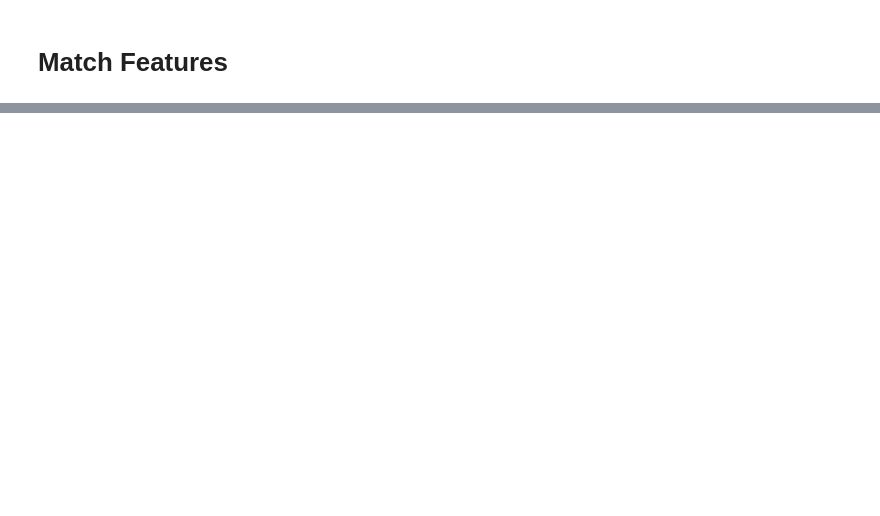
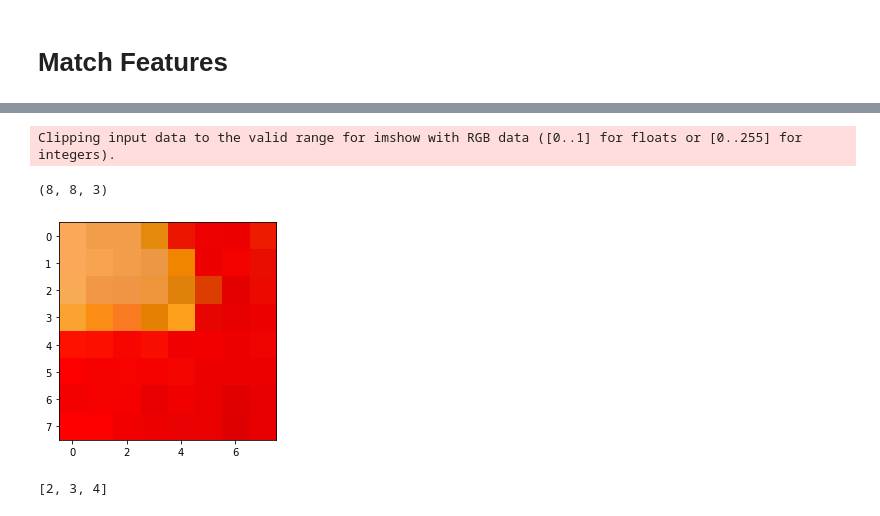
Before and after one commit to aprilsin/cs194-proj5, a Jupyter notebook: part2.ipynb, the cells around one changed output, grey strips where cells are left out. Drawn from its saved outputs; the diff is of its cells as text; code cells hidden in the pictures; blank space fills up the shorter version.

```diff
--- a/part2.ipynb
+++ b/part2.ipynb
@@ -195,0 +150,11 @@ plt.imsave(mosaic_name, blended)
+# %%
+r, c = 25, 1320
+patch = im1[r - 20 : r + 20, c - 20 : c + 20]
+patch = patch[::5, ::5, :]
+patch = normalize(patch)
+plt.imshow(patch)
+patch.shape
+# %% [output]
+Clipping input data to the valid range for imshow with RGB data ([0..1] for floats or [0..255] for integers).
+(8, 8, 3)
+[figure, added]
@@ -195,0 +165,4 @@ plt.imsave(mosaic_name, blended)
+# %%
+a
+# %% [output]
+[2, 3, 4]
```
Also changed, not shown: parts of 54 cells of this notebook, 1 other file.
